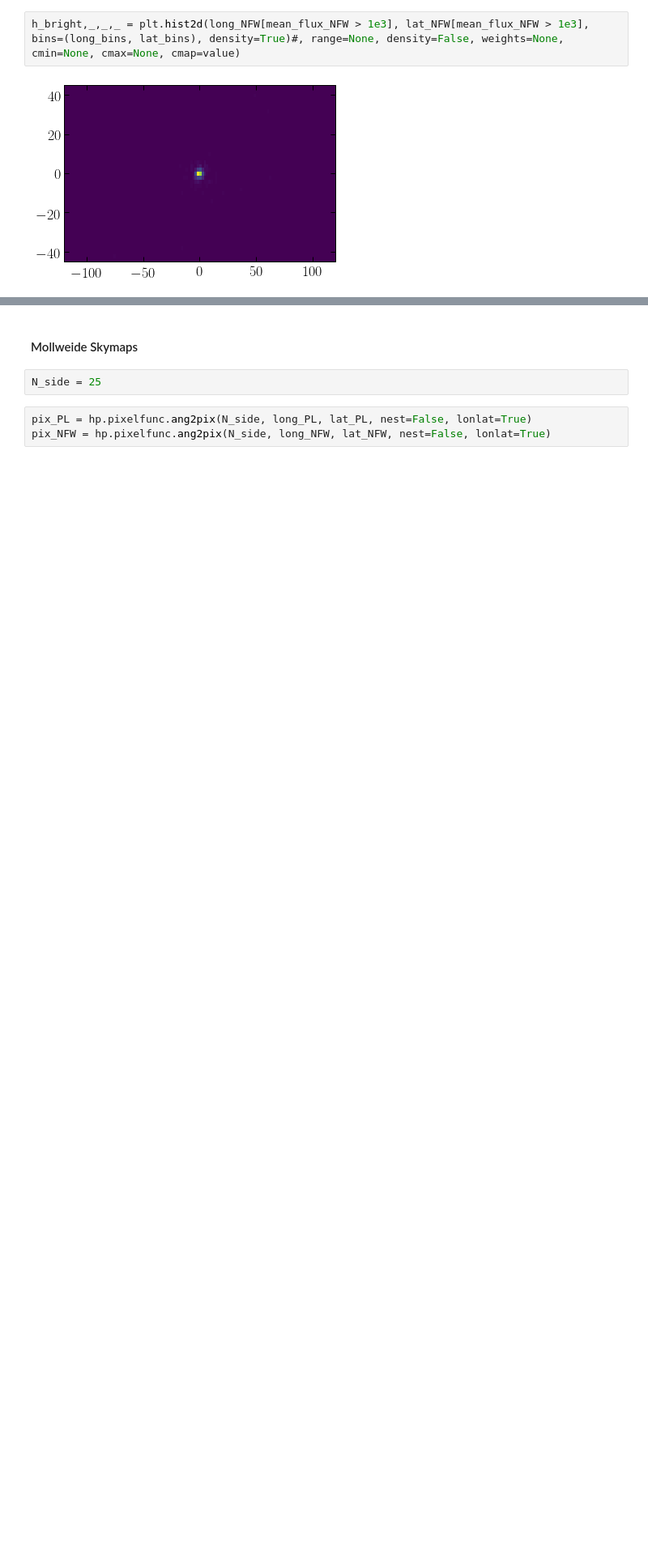
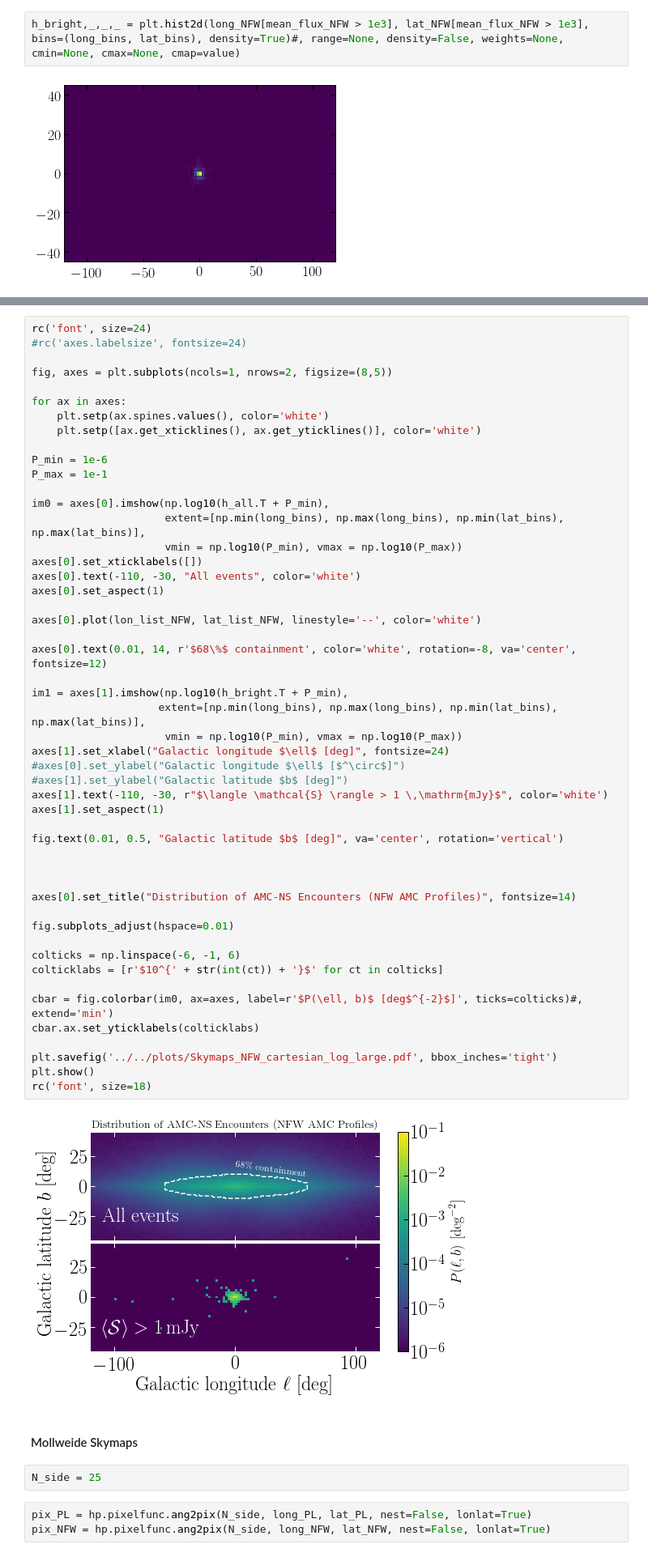
Before and after one commit to bradkav/axion-miniclusters, a Jupyter notebook: code/plotting/SkyMaps.ipynb, the cells around one changed output, grey strips where cells are left out. Shown: that part at 81% size. Cells and saved outputs as stored; diff of their text form; blank space fills up the shorter version.

Commit message:
Updated for c = 10000 profiles

```diff
--- a/code/plotting/SkyMaps.ipynb
+++ b/code/plotting/SkyMaps.ipynb
@@ -187,3 +187,55 @@ plt.show()
+# %%
+rc('font', size=24)
+#rc('axes.labelsize', fontsize=24)
+
+fig, axes = plt.subplots(ncols=1, nrows=2, figsize=(8,5))
+
+for ax in axes:
+    plt.setp(ax.spines.values(), color='white')
+    plt.setp([ax.get_xticklines(), ax.get_yticklines()], color='white')
+
+P_min = 1e-6
+P_max = 1e-1
+
+im0 = axes[0].imshow(np.log10(h_all.T + P_min),
+                     extent=[np.min(long_bins), np.max(long_bins), np.min(lat_bins), np.max(lat_bins)],
+                     vmin = np.log10(P_min), vmax = np.log10(P_max))
+axes[0].set_xticklabels([])
+axes[0].text(-110, -30, "All events", color='white')
+axes[0].set_aspect(1)
+
+axes[0].plot(lon_list_NFW, lat_list_NFW, linestyle='--', color='white')
+
+axes[0].text(0.01, 14, r'$68\%$ containment', color='white', rotation=-8, va='center', fontsize=12)
+
+im1 = axes[1].imshow(np.log10(h_bright.T + P_min),
+                    extent=[np.min(long_bins), np.max(long_bins), np.min(lat_bins), np.max(lat_bins)],
+                     vmin = np.log10(P_min), vmax = np.log10(P_max))
+axes[1].set_xlabel("Galactic longitude $\ell$ [deg]", fontsize=24)
+#axes[0].set_ylabel("Galactic longitude $\ell$ [$^\circ$]")
+#axes[1].set_ylabel("Galactic latitude $b$ [deg]")
+axes[1].text(-110, -30, r"$\langle \mathcal{S} \rangle > 1 \,\mathrm{mJy}$", color='white')
+axes[1].set_aspect(1)
+
+fig.text(0.01, 0.5, "Galactic latitude $b$ [deg]", va='center', rotation='vertical')
+
+
+
+axes[0].set_title("Distribution of AMC-NS Encounters (NFW AMC Profiles)", fontsize=14)
+
+fig.subplots_adjust(hspace=0.01)
+
+colticks = np.linspace(-6, -1, 6)
+colticklabs = [r'$10^{' + str(int(ct)) + '}$' for ct in colticks]
+
+cbar = fig.colorbar(im0, ax=axes, label=r'$P(\ell, b)$ [deg$^{-2}$]', ticks=colticks)#, extend='min')
+cbar.ax.set_yticklabels(colticklabs)
+
+plt.savefig('../../plots/Skymaps_NFW_cartesian_log_large.pdf', bbox_inches='tight')
+plt.show()
+rc('font', size=18)
+# %% [output]
+[figure, added]
 # %% [markdown]
 #### Mollweide Skymaps
 # %%
```
Also changed, not shown: parts of 3 cells of this notebook, 14 other files.
